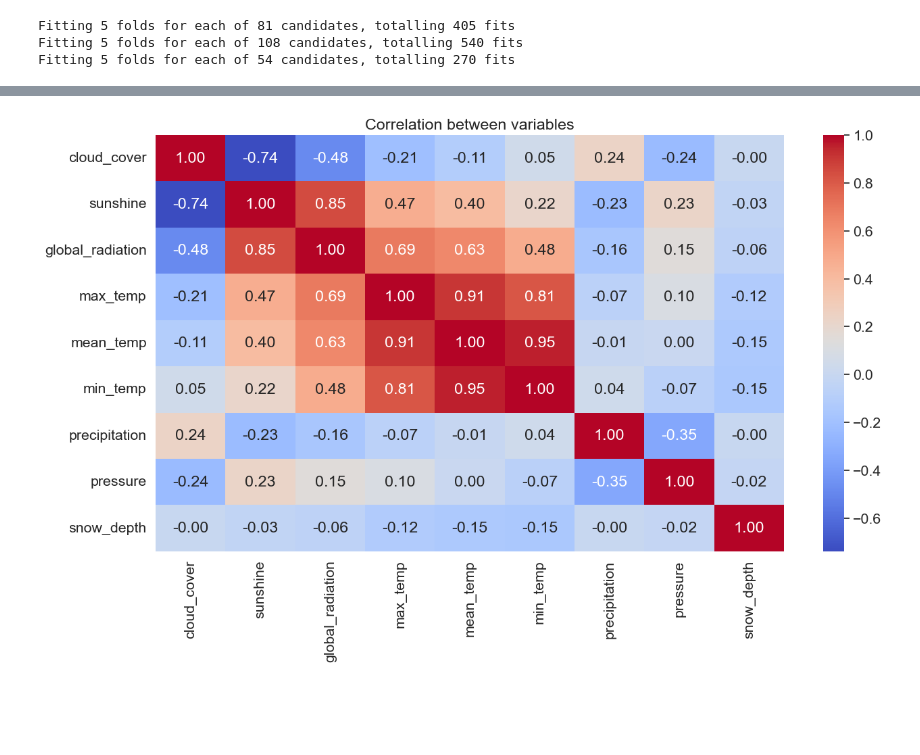
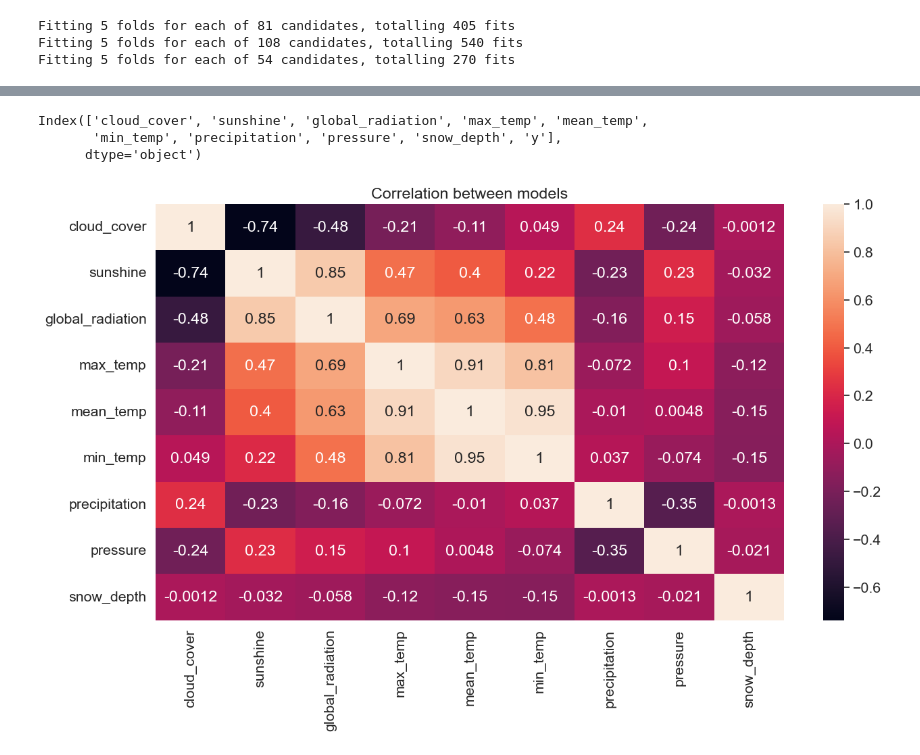
Before and after one commit to Erxhes/ProgettoDS25, a Jupyter notebook: Python/classificazioneLondon.ipynb, the cells around one changed output, grey strips where cells are left out. Cells and saved outputs as stored; diff of their text form; code cells hidden in the pictures; blank space fills up the shorter version.

```diff
--- a/Python/classificazioneLondon.ipynb
+++ b/Python/classificazioneLondon.ipynb
@@ -448,16 +448,17 @@ score with GridSearchCV:  0.746 0.73 0.747
 # %%
-# Seleziona solo le colonne numeriche per il calcolo della correlazione
-numerical_columns = ['cloud_cover', 'sunshine', 'global_radiation',
-                     'max_temp', 'mean_temp', 'min_temp', 'precipitation',
-                     'pressure', 'snow_depth']
-
-# Calcola la matrice di correlazione
-correlation_matrix = data[numerical_columns].corr()
-
-# Crea il grafico della heatmap
-plt.figure(figsize=(15, 8))
-sns.heatmap(correlation_matrix, annot=True, cmap='coolwarm', fmt='.2f')
-plt.title("Correlation between variables")
-plt.show()
+print(data.columns)  # Controlla tutte le colonne del DataFrame
 # %% [output]
-[figure, removed]
+Index(['cloud_cover', 'sunshine', 'global_radiation', 'max_temp', 'mean_temp',
+       'min_temp', 'precipitation', 'pressure', 'snow_depth', 'y'],
+      dtype='object')
+# %%
+# Assumendo che 'data' sia il DataFrame con altre variabili numeriche
+model_results = pd.concat([data[numerical_columns], data['y']], axis=1)
+
+# Ora calcola la correlazione
+plt.figure(figsize=(15,8))
+sns.heatmap(model_results.drop("y", axis=1).corr(), annot=True)
+plt.title("Correlation between models")
+plt.show()
+# %% [output]
+[figure, added]
```
Also changed, not shown: parts of 1 cell of this notebook.
